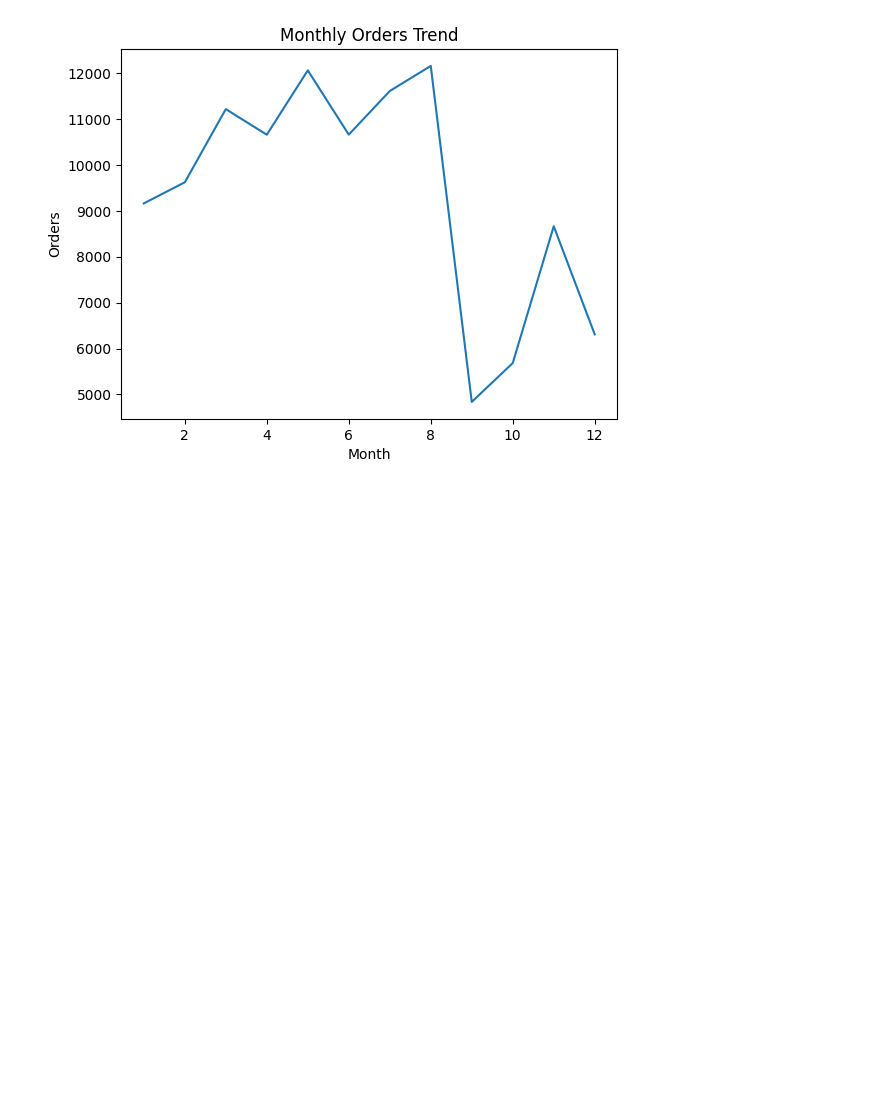
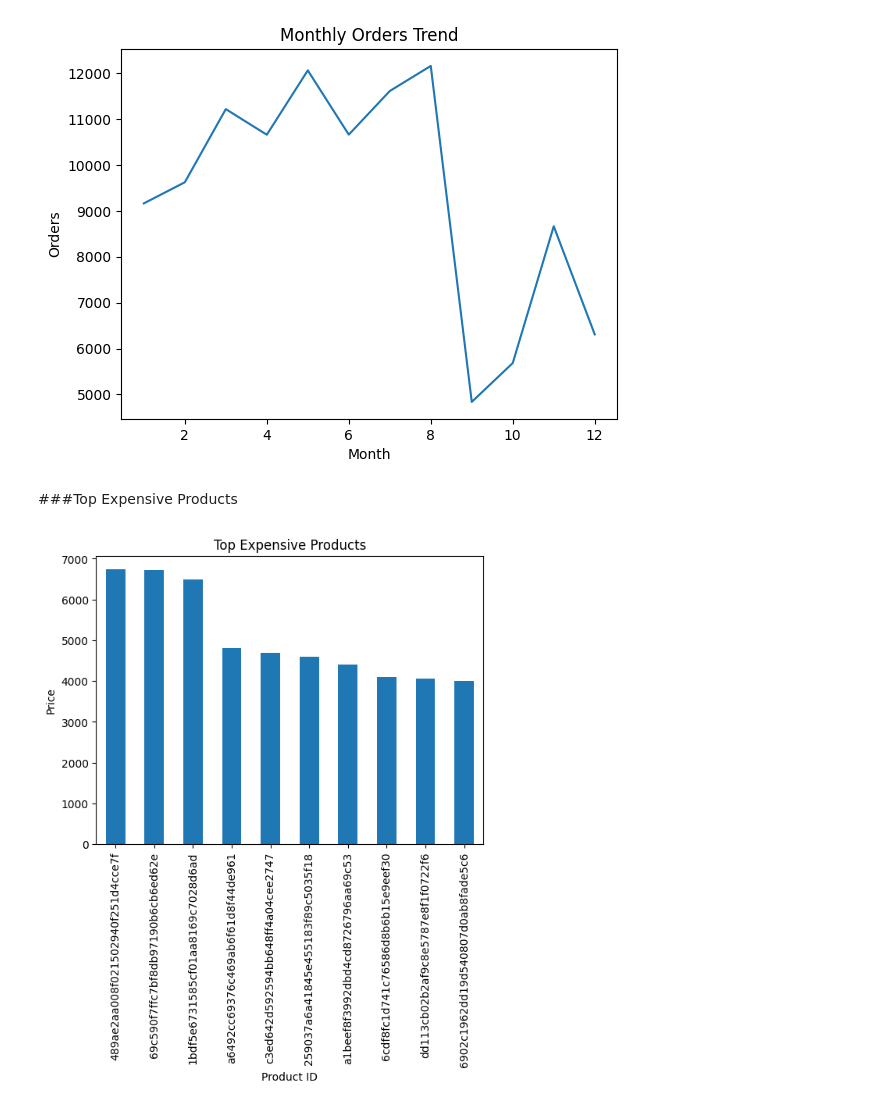
Before and after one commit to RiteshRana07/ecommerce_sales, a Jupyter notebook: ecommerce_sales.ipynb, the cells around one changed output. Drawn from its saved outputs; the diff is of its cells as text; code cells hidden in the pictures; blank space fills up the shorter version.

```diff
--- a/ecommerce_sales.ipynb
+++ b/ecommerce_sales.ipynb
@@ -447,3 +447,15 @@ plt.ylabel("Orders")
 plt.show()
 # %% [output]
 [figure]
+# %% [markdown]
+###Top Expensive Products
+# %%
+top_products = df.groupby("product_id")["price"].max()\
+                  .sort_values(ascending=False).head(10)
+top_products.plot(kind="bar")
+plt.title("Top Expensive Products")
+plt.xlabel("Product ID")
+plt.ylabel("Price")
+plt.show()
+# %% [output]
+[figure, added]
```
